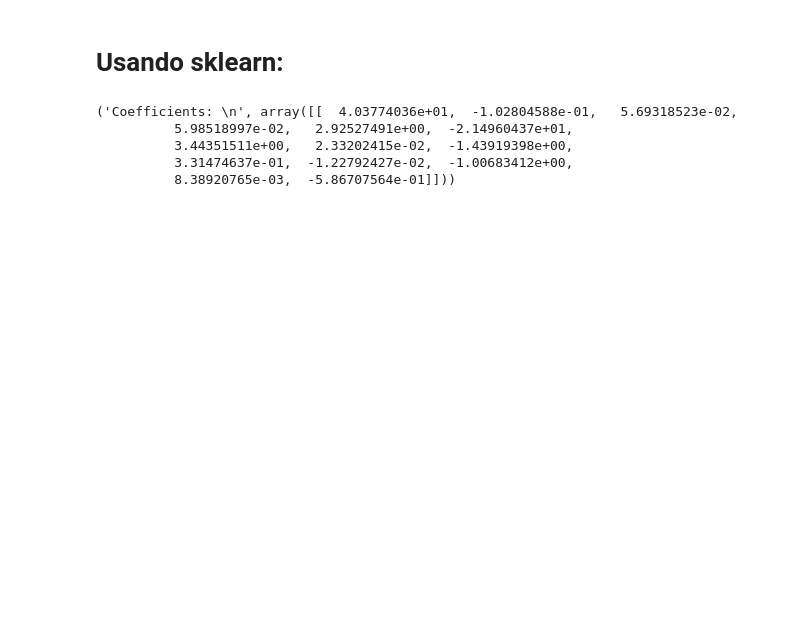
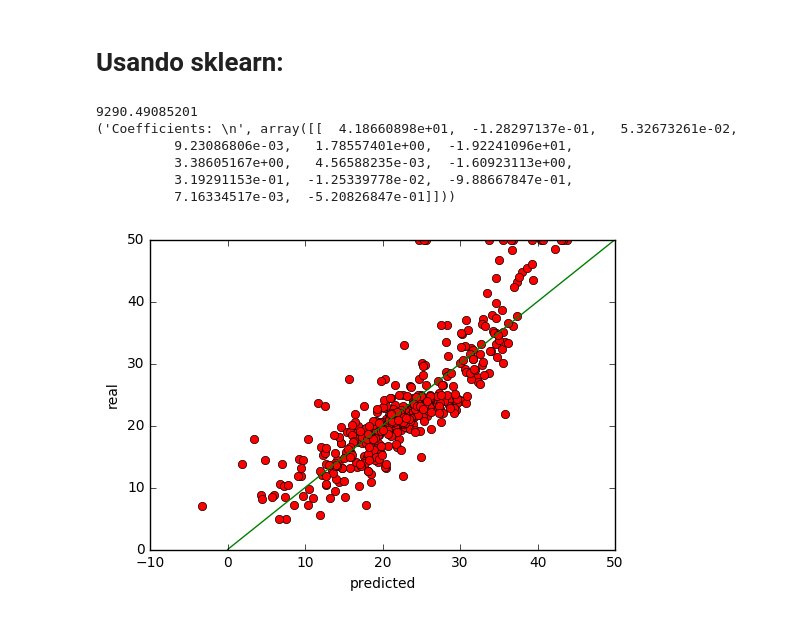
Before and after one commit to Jerry-Types/ML_IIMAS, a Jupyter notebook: Tarea3/Predicción de precios de casas.ipynb, the cells around one changed output. Drawn from its saved outputs; the diff is of its cells as text; code cells hidden in the pictures; blank space fills up the shorter version.

```diff
--- a/Tarea3/Predicción de precios de casas.ipynb
+++ b/Tarea3/Predicción de precios de casas.ipynb
@@ -98,13 +98,30 @@ regr = linear_model.LinearRegression(fit_intercept=False)
 
 # Train the model using the training sets
 regr.fit(X_train_ones, y_train)
+y_train_hat = regr.predict(X_train_ones)
+sse_train = np.square(y_train - y_train_hat).sum()
+print sse_train
 print('Coefficients: \n', regr.coef_)
 # %% [output]
-('Coefficients: \n', array([[  4.03774036e+01,  -1.02804588e-01,   5.69318523e-02,
-          5.98518997e-02,   2.92527491e+00,  -2.14960437e+01,
-          3.44351511e+00,   2.33202415e-02,  -1.43919398e+00,
-          3.31474637e-01,  -1.22792427e-02,  -1.00683412e+00,
-          8.38920765e-03,  -5.86707564e-01]]))
+9290.49085201
+('Coefficients: \n', array([[  4.18660898e+01,  -1.28297137e-01,   5.32673261e-02,
+          9.23086806e-03,   1.78557401e+00,  -1.92241096e+01,
+          3.38605167e+00,   4.56588235e-03,  -1.60923113e+00,
+          3.19291153e-01,  -1.25339778e-02,  -9.88667847e-01,
+          7.16334517e-03,  -5.20826847e-01]]))
+# %%
+%matplotlib inline
+import matplotlib.pyplot as pl
+import numpy as np
+# Plot outputs
+%matplotlib inline
+pl.plot(y_train_hat, y_train,'ro')
+pl.plot([0,50],[0,50], 'g-')
+pl.xlabel('predicted')
+pl.ylabel('real')
+pl.show()
+# %% [output]
+[figure, added]
 # %%
 %matplotlib inline
 import matplotlib.pyplot as plt
```
Also changed, not shown: parts of 7 cells of this notebook.
